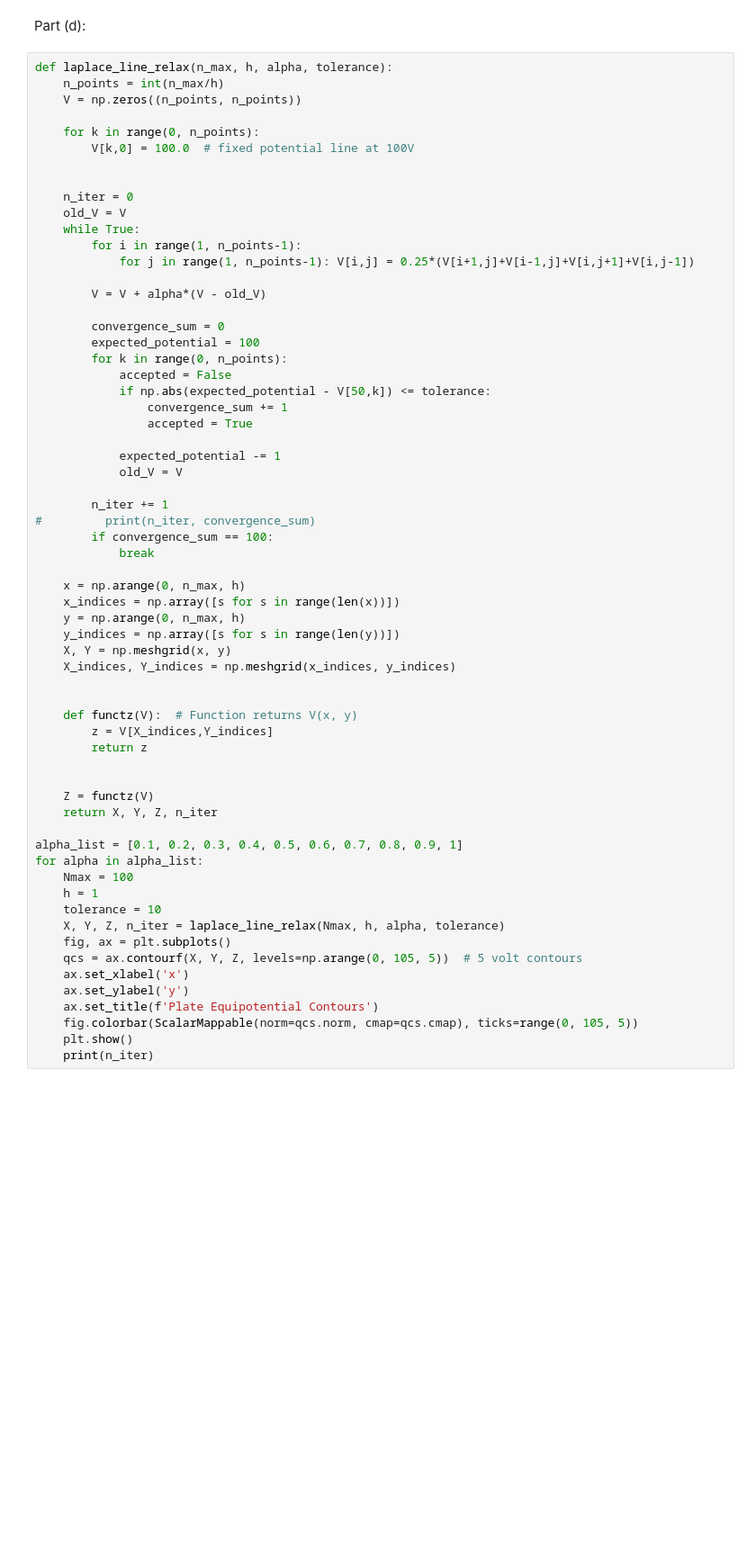
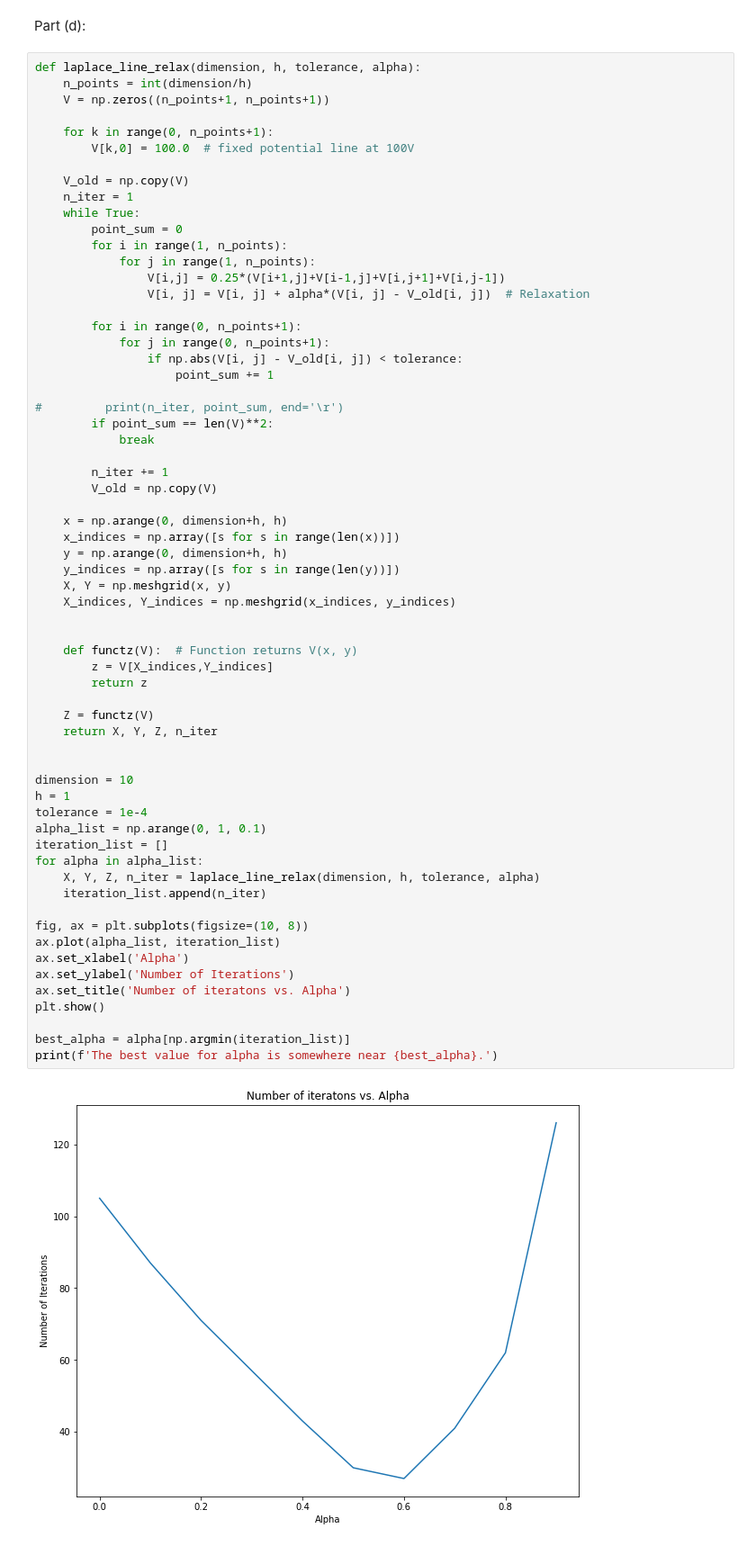
Before and after one commit to JSheare/Computational-Physics, a Jupyter notebook: Exercise Set 7.ipynb, the cells around one changed output. Shown at 90% size. Cells and saved outputs as stored; diff of their text form; blank space fills up the shorter version.

```diff
--- a/Exercise Set 7.ipynb
+++ b/Exercise Set 7.ipynb
@@ -138,66 +137,67 @@ NameError: name 'np' is not defined
 # %% [markdown]
 Part (d):
 # %%
-def laplace_line_relax(n_max, h, alpha, tolerance):
-    n_points = int(n_max/h)
-    V = np.zeros((n_points, n_points))
+def laplace_line_relax(dimension, h, tolerance, alpha):
+    n_points = int(dimension/h)
+    V = np.zeros((n_points+1, n_points+1))
 
-    for k in range(0, n_points):
+    for k in range(0, n_points+1):
         V[k,0] = 100.0  # fixed potential line at 100V
 
+    V_old = np.copy(V)
+    n_iter = 1
+    while True:
+        point_sum = 0
+        for i in range(1, n_points):
+            for j in range(1, n_points):
+                V[i,j] = 0.25*(V[i+1,j]+V[i-1,j]+V[i,j+1]+V[i,j-1])
+                V[i, j] = V[i, j] + alpha*(V[i, j] - V_old[i, j])  # Relaxation
 
-    n_iter = 0
-    old_V = V
-    while True:
-        for i in range(1, n_points-1):
-            for j in range(1, n_points-1): V[i,j] = 0.25*(V[i+1,j]+V[i-1,j]+V[i,j+1]+V[i,j-1])
+        for i in range(0, n_points+1):
+            for j in range(0, n_points+1):
+                if np.abs(V[i, j] - V_old[i, j]) < tolerance:
+                    point_sum += 1
 
-        V = V + alpha*(V - old_V)
-
-        convergence_sum = 0
-        expected_potential = 100
-        for k in range(0, n_points):
-            accepted = False
-            if np.abs(expected_potential - V[50,k]) <= tolerance:
-                convergence_sum += 1
-                accepted = True
-
-            expected_potential -= 1
-            old_V = V
+#         print(n_iter, point_sum, end='\r')
+        if point_sum == len(V)**2:
+            break
 
         n_iter += 1
-#         print(n_iter, convergence_sum)
-        if convergence_sum == 100:
-            break
+        V_old = np.copy(V)
 
-    x = np.arange(0, n_max, h)
+    x = np.arange(0, dimension+h, h)
     x_indices = np.array([s for s in range(len(x))])
-    y = np.arange(0, n_max, h)
+    y = np.arange(0, dimension+h, h)
     y_indices = np.array([s for s in range(len(y))])
     X, Y = np.meshgrid(x, y)
     X_indices, Y_indices = np.meshgrid(x_indices, y_indices)
 
 
     def functz(V):  # Function returns V(x, y)
         z = V[X_indices,Y_indices]
         return z
 
-
     Z = functz(V)
     return X, Y, Z, n_iter
 
-alpha_list = [0.1, 0.2, 0.3, 0.4, 0.5, 0.6, 0.7, 0.8, 0.9, 1]
+
+dimension = 10
+h = 1
+tolerance = 1e-4
+alpha_list = np.arange(0, 1, 0.1)
+iteration_list = []
 for alpha in alpha_list:
-    Nmax = 100
-    h = 1
-    tolerance = 10
-    X, Y, Z, n_iter = laplace_line_relax(Nmax, h, alpha, tolerance)
-    fig, ax = plt.subplots()
-    qcs = ax.contourf(X, Y, Z, levels=np.arange(0, 105, 5))  # 5 volt contours
-    ax.set_xlabel('x')
-    ax.set_ylabel('y')
-    ax.set_title(f'Plate Equipotential Contours')
-    fig.colorbar(ScalarMappable(norm=qcs.norm, cmap=qcs.cmap), ticks=range(0, 105, 5))
-    plt.show()
-    print(n_iter)
+    X, Y, Z, n_iter = laplace_line_relax(dimension, h, tolerance, alpha)
+    iteration_list.append(n_iter)
+
+fig, ax = plt.subplots(figsize=(10, 8))
+ax.plot(alpha_list, iteration_list)
+ax.set_xlabel('Alpha')
+ax.set_ylabel('Number of Iterations')
+ax.set_title('Number of iteratons vs. Alpha')
+plt.show()
+
+best_alpha = alpha[np.argmin(iteration_list)]
+print(f'The best value for alpha is somewhere near {best_alpha}.')
 # %% [output]
+[figure, added]
```
Also changed, not shown: parts of 6 cells of this notebook.
